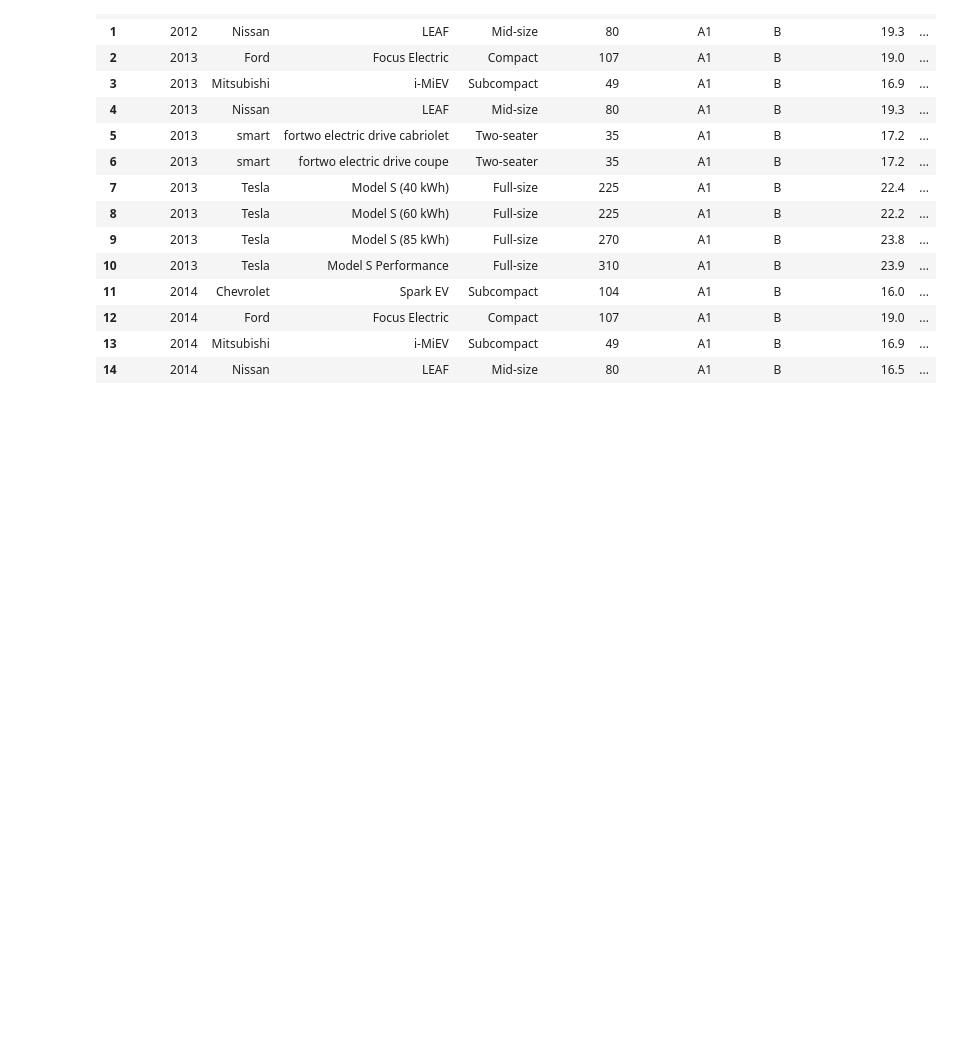
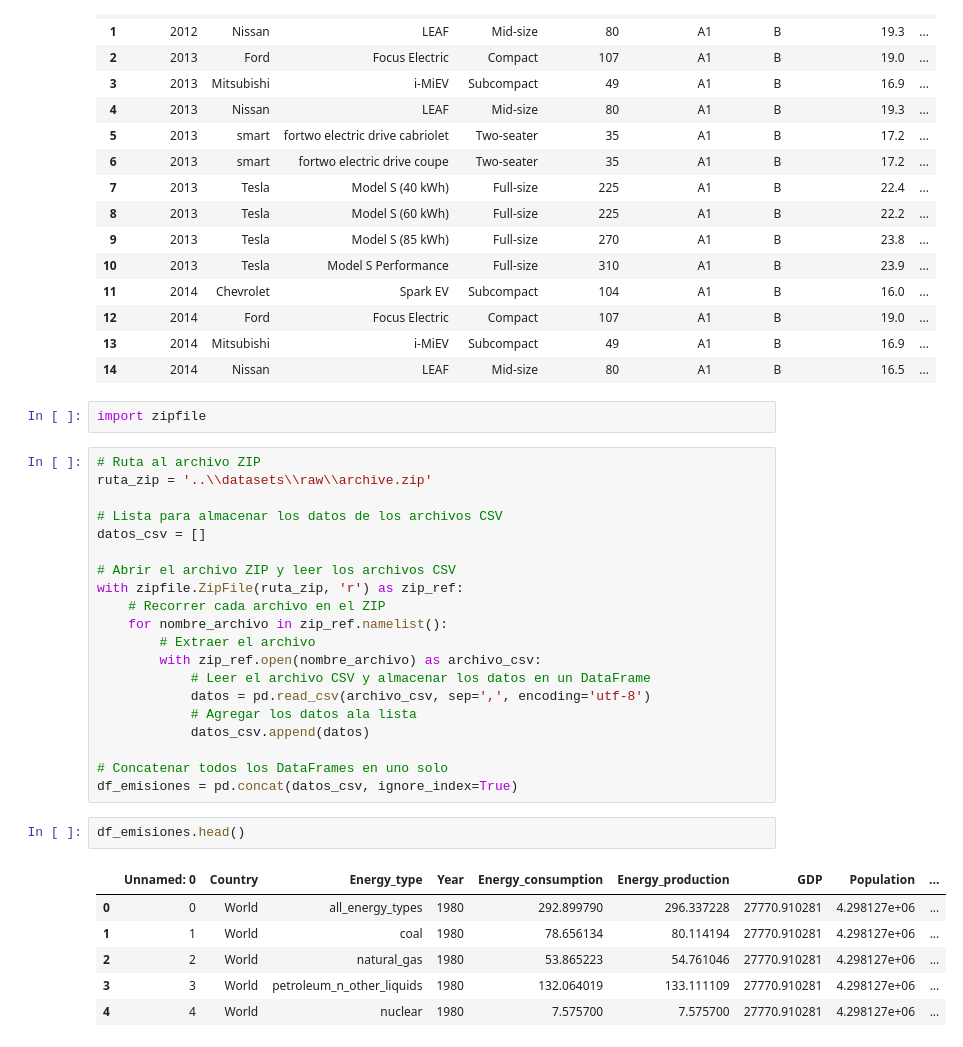
Before and after one commit to clblommberg/MVP_ML_TransporteNY, a Jupyter notebook: notebooks/test.ipynb, the cells around one changed output. Cells and saved outputs as stored; diff of their text form; blank space fills up the shorter version.

```diff
--- a/notebooks/test.ipynb
+++ b/notebooks/test.ipynb
@@ -195,3 +195,34 @@ df_pandas.head(15)
 | 12 | 2014 | Ford | Focus Electric | Compact | 107 | A1 | B | 19.0 | ... |
 | 13 | 2014 | Mitsubishi | i-MiEV | Subcompact | 49 | A1 | B | 16.9 | ... |
 | 14 | 2014 | Nissan | LEAF | Mid-size | 80 | A1 | B | 16.5 | ... |
+# %%
+import zipfile
+# %%
+# Ruta al archivo ZIP
+ruta_zip = '..\\datasets\\raw\\archive.zip'
+
+# Lista para almacenar los datos de los archivos CSV
+datos_csv = []
+
+# Abrir el archivo ZIP y leer los archivos CSV
+with zipfile.ZipFile(ruta_zip, 'r') as zip_ref:
+    # Recorrer cada archivo en el ZIP
+    for nombre_archivo in zip_ref.namelist():
+        # Extraer el archivo
+        with zip_ref.open(nombre_archivo) as archivo_csv:
+            # Leer el archivo CSV y almacenar los datos en un DataFrame
+            datos = pd.read_csv(archivo_csv, sep=',', encoding='utf-8')
+            # Agregar los datos ala lista
+            datos_csv.append(datos)
+
+# Concatenar todos los DataFrames en uno solo
+df_emisiones = pd.concat(datos_csv, ignore_index=True)
+# %%
+df_emisiones.head()
+# %% [output]
+|  | Unnamed: 0 | Country | Energy_type | Year | Energy_consumption | Energy_production | GDP | Population | ... |
+| 0 | 0 | World | all_energy_types | 1980 | 292.899790 | 296.337228 | 27770.910281 | 4.298127e+06 | ... |
+| 1 | 1 | World | coal | 1980 | 78.656134 | 80.114194 | 27770.910281 | 4.298127e+06 | ... |
+| 2 | 2 | World | natural_gas | 1980 | 53.865223 | 54.761046 | 27770.910281 | 4.298127e+06 | ... |
+| 3 | 3 | World | petroleum_n_other_liquids | 1980 | 132.064019 | 133.111109 | 27770.910281 | 4.298127e+06 | ... |
+| 4 | 4 | World | nuclear | 1980 | 7.575700 | 7.575700 | 27770.910281 | 4.298127e+06 | ... |
```
Also changed, not shown: parts of 8 cells of this notebook, 1 other file.
